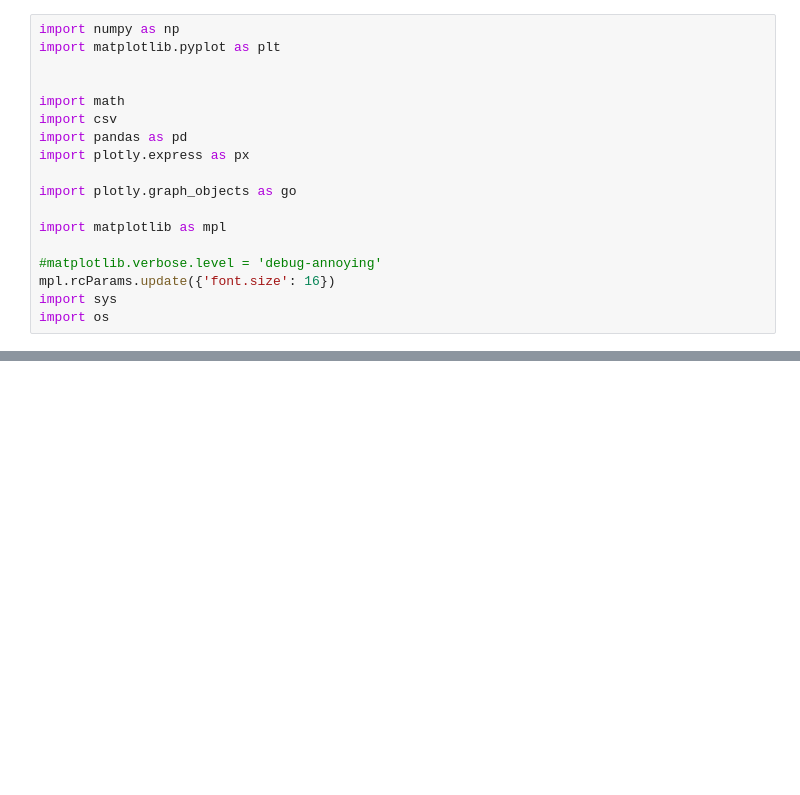
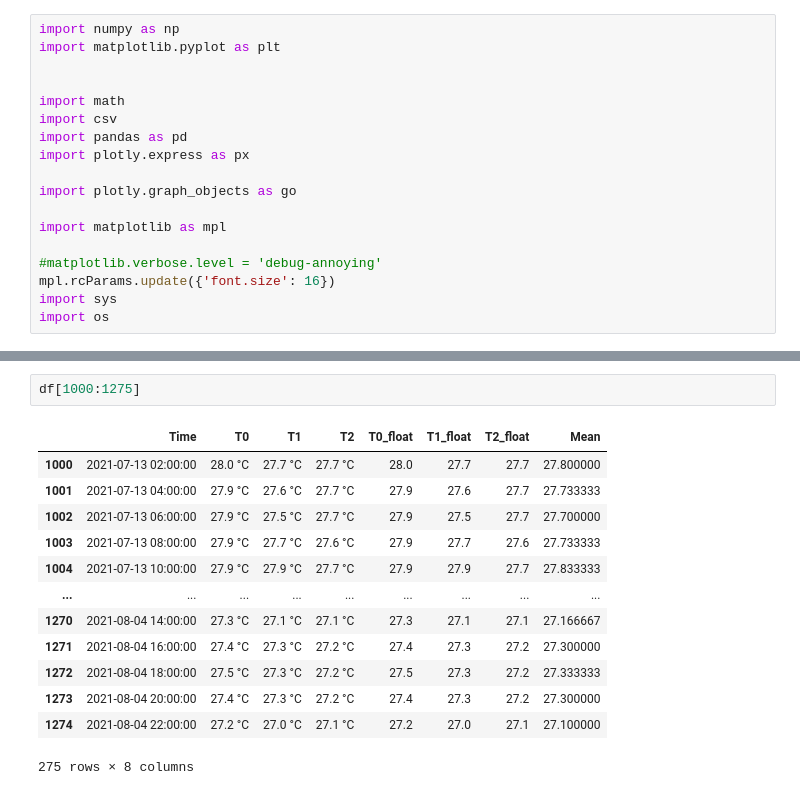
Before and after one commit to andi-matter/bachelor, a Jupyter notebook: plotTemperature.ipynb, the cells around one changed output, grey strips where cells are left out. Cells and saved outputs as stored; diff of their text form; blank space fills up the shorter version.

```diff
--- a/plotTemperature.ipynb
+++ b/plotTemperature.ipynb
@@ -66,3 +66,19 @@ fig.show()
 #fig.write_image("temperatures/temperatures.pdf")
 # %% [output]
 [interactive output not drawn]
+# %%
+df[1000:1275]
+# %% [output]
+|  | Time | T0 | T1 | T2 | T0_float | T1_float | T2_float | Mean |
+| 1000 | 2021-07-13 02:00:00 | 28.0 °C | 27.7 °C | 27.7 °C | 28.0 | 27.7 | 27.7 | 27.800000 |
+| 1001 | 2021-07-13 04:00:00 | 27.9 °C | 27.6 °C | 27.7 °C | 27.9 | 27.6 | 27.7 | 27.733333 |
+| 1002 | 2021-07-13 06:00:00 | 27.9 °C | 27.5 °C | 27.7 °C | 27.9 | 27.5 | 27.7 | 27.700000 |
+| 1003 | 2021-07-13 08:00:00 | 27.9 °C | 27.7 °C | 27.6 °C | 27.9 | 27.7 | 27.6 | 27.733333 |
+| 1004 | 2021-07-13 10:00:00 | 27.9 °C | 27.9 °C | 27.7 °C | 27.9 | 27.9 | 27.7 | 27.833333 |
+| ... | ... | ... | ... | ... | ... | ... | ... | ... |
+| 1270 | 2021-08-04 14:00:00 | 27.3 °C | 27.1 °C | 27.1 °C | 27.3 | 27.1 | 27.1 | 27.166667 |
+| 1271 | 2021-08-04 16:00:00 | 27.4 °C | 27.3 °C | 27.2 °C | 27.4 | 27.3 | 27.2 | 27.300000 |
+| 1272 | 2021-08-04 18:00:00 | 27.5 °C | 27.3 °C | 27.2 °C | 27.5 | 27.3 | 27.2 | 27.333333 |
+| 1273 | 2021-08-04 20:00:00 | 27.4 °C | 27.3 °C | 27.2 °C | 27.4 | 27.3 | 27.2 | 27.300000 |
+| 1274 | 2021-08-04 22:00:00 | 27.2 °C | 27.0 °C | 27.1 °C | 27.2 | 27.0 | 27.1 | 27.100000 |
+275 rows × 8 columns
```
Also changed, not shown: parts of 4 cells of this notebook, 9 other files.
